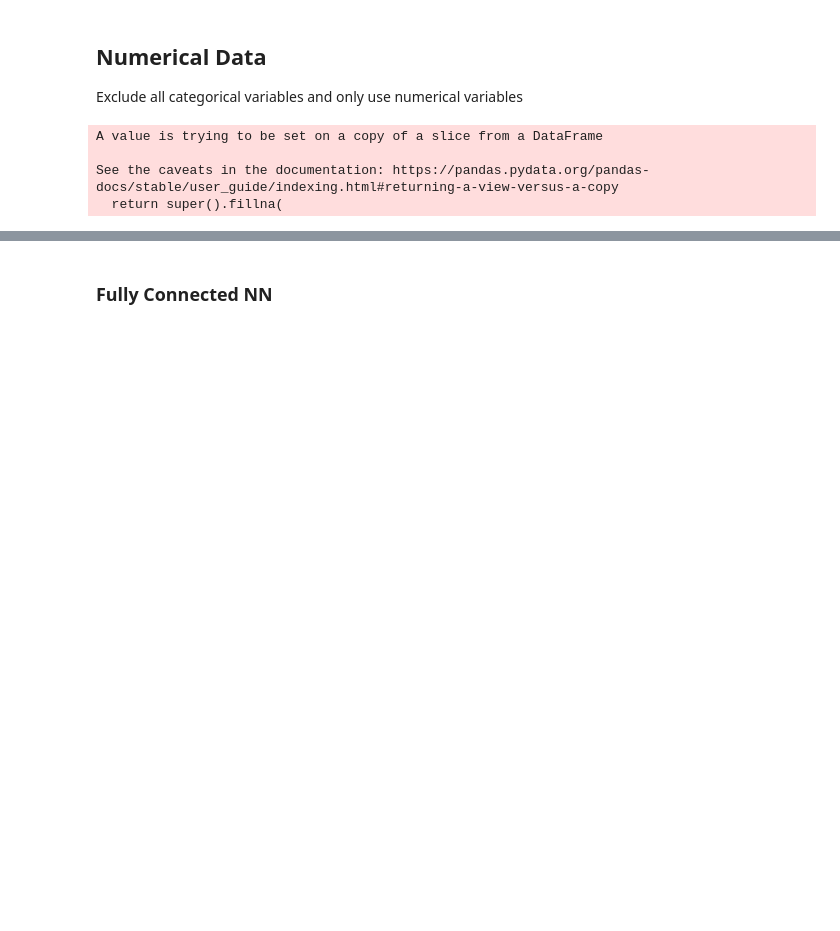
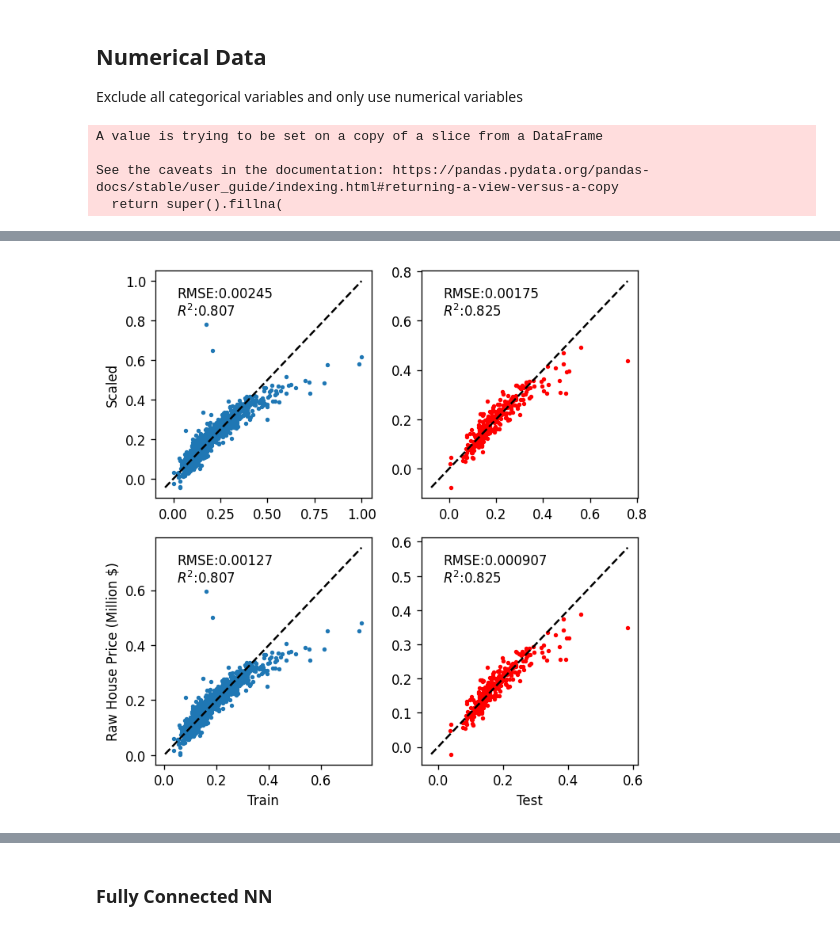
Before and after one commit to ajhetherington/kaggle_housing, a Jupyter notebook: House_prices_adv_reg.ipynb, the cells around one changed output, grey strips where cells are left out. Saved outputs shown, nothing was run; the diff lists cells and outputs as text; code cells hidden in the pictures; blank space fills up the shorter version.

```diff
--- a/House_prices_adv_reg.ipynb
+++ b/House_prices_adv_reg.ipynb
@@ -51,0 +116,6 @@ train_y,test_y = scaler.transform(train_y[:,None]),scaler.transform(test_y[:,Non
+# %%
+from sklearn.linear_model import LassoCV
+Lasso_model = LassoCV(normalize = False).fit(x_train,y_train.ravel())
+model_quartet_plot(Lasso_model)
+# %% [output]
+[figure, added]
```
Also changed, not shown: parts of 36 cells of this notebook.
